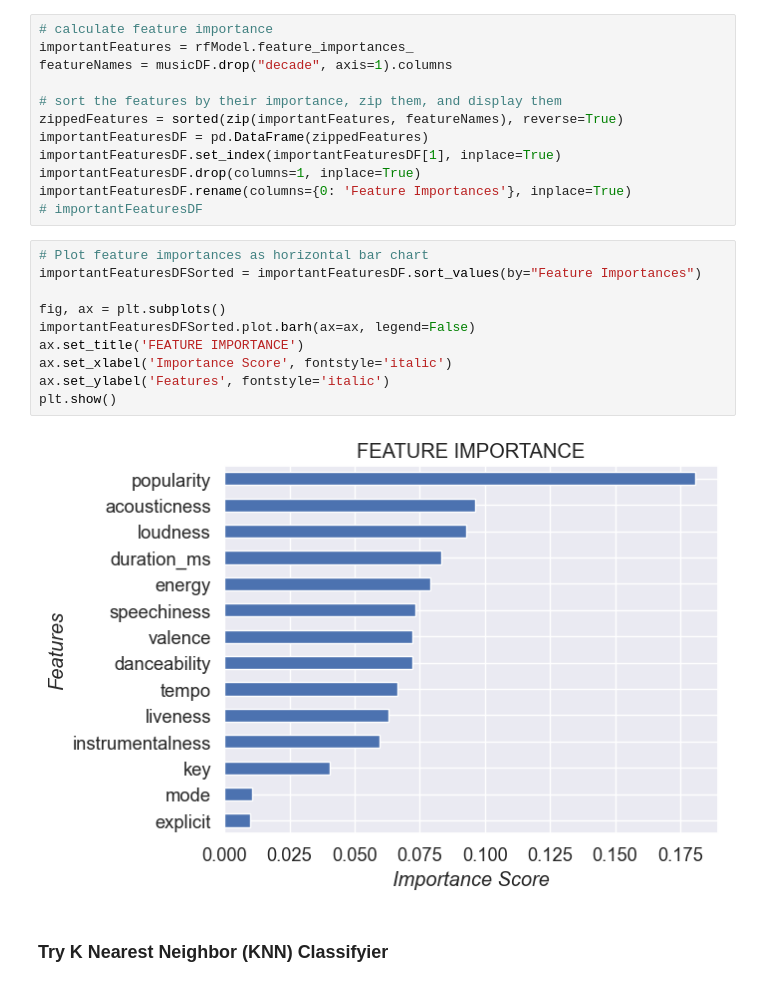
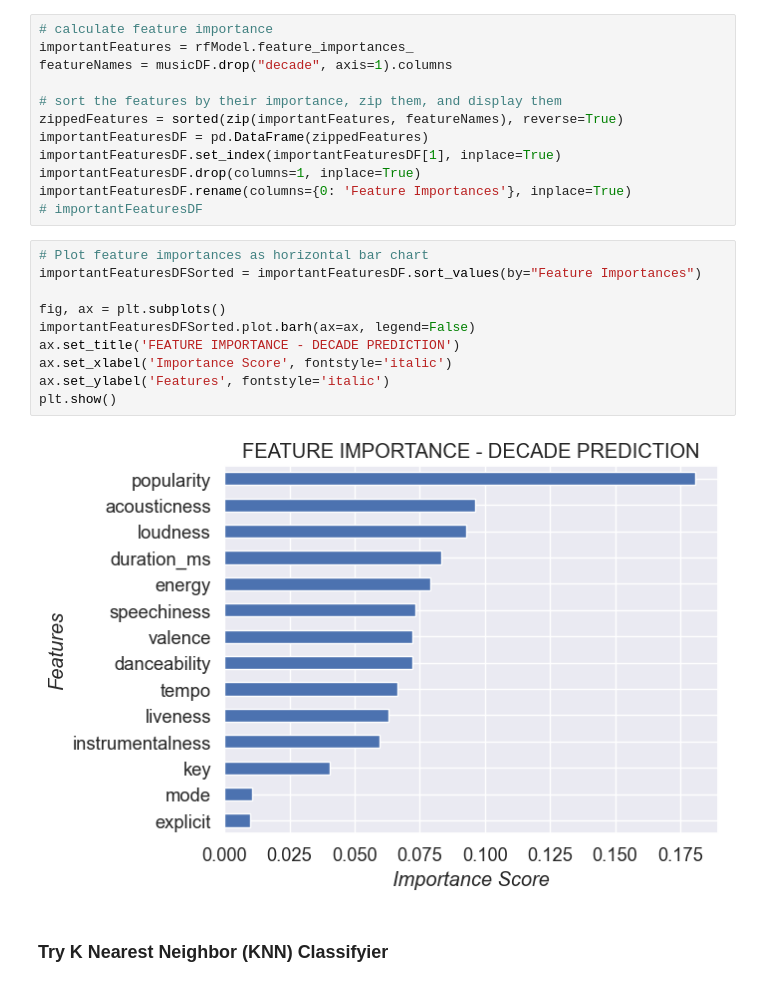
Before and after one commit to tenntully/Project-4_TeamTyrell, a Jupyter notebook: Project4-MusicML-DecadePrediction.ipynb, the cells around one changed output. Drawn from its saved outputs; the diff is of its cells as text.

```diff
--- a/Project4-MusicML-DecadePrediction.ipynb
+++ b/Project4-MusicML-DecadePrediction.ipynb
@@ -180,15 +170,15 @@ importantFeaturesDF.rename(columns={0: 'Feature Importances'}, inplace=True)
 # %%
 # Plot feature importances as horizontal bar chart
 importantFeaturesDFSorted = importantFeaturesDF.sort_values(by="Feature Importances")
 
 fig, ax = plt.subplots()
 importantFeaturesDFSorted.plot.barh(ax=ax, legend=False)
-ax.set_title('FEATURE IMPORTANCE')
+ax.set_title('FEATURE IMPORTANCE - DECADE PREDICTION')
 ax.set_xlabel('Importance Score', fontstyle='italic')
 ax.set_ylabel('Features', fontstyle='italic')
 plt.show()
 # %% [output]
-[figure, old version]
+[figure, new version]
 # %% [markdown]
 ### Try K Nearest Neighbor (KNN) Classifyier
 # %%
```
Also changed, not shown: parts of 10 cells of this notebook, 3 other files.
